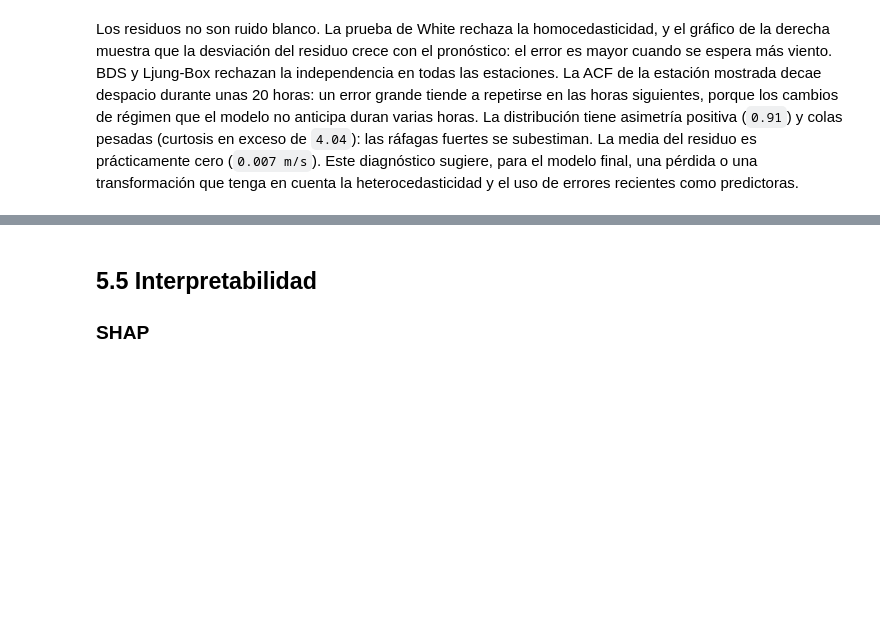
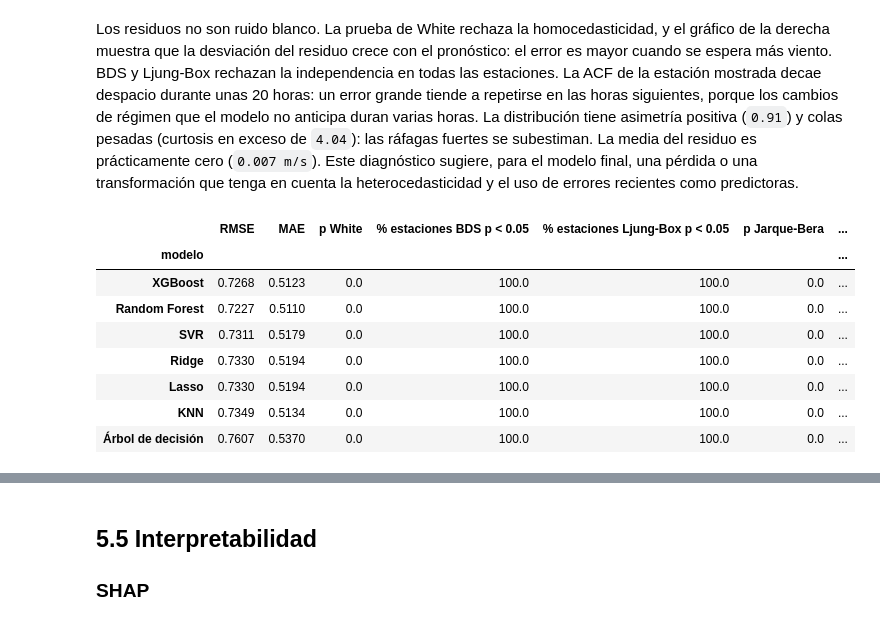
Before and after one commit to yuryenr-ui/entregable1-viento, a Jupyter notebook: entregable3.ipynb, the cells around one changed output, grey strips where cells are left out. Drawn from its saved outputs; the diff is of its cells as text; code cells hidden in the pictures; blank space fills up the shorter version.

```diff
--- a/entregable3.ipynb
+++ b/entregable3.ipynb
@@ -714,3 +823,28 @@ asimetría positiva (`0.91`) y colas pesadas (curtosis en exceso de `4.04`): las
 La media del residuo es prácticamente cero (`0.007 m/s`). Este diagnóstico sugiere, para el modelo final, una
 pérdida o una transformación que tenga en cuenta la heterocedasticidad y el uso de errores recientes como
 predictoras.
+# %%
+# el mismo diagnóstico para los siete modelos
+filas = []
+rng_norm = np.random.default_rng(SEED)
+for m, p in pred_te.items():
+    e = y_te - p
+    w_ = ev.prueba_white(e, X_te)
+    ind_ = ev.pruebas_independencia(TE.est.to_numpy(), TE.t.to_numpy(), e)
+    filas.append({"modelo": m, "RMSE": np.sqrt(np.mean(e ** 2)), "MAE": np.mean(np.abs(e)), "p White": w_["p_valor"],
+                  "% estaciones BDS p < 0.05": 100 * (ind_.p_BDS < .05).mean(),
+                  "% estaciones Ljung-Box p < 0.05": 100 * (ind_.p_LjungBox < .05).mean(),
+                  "p Jarque-Bera": stats.jarque_bera(e).pvalue,
+                  "p D'Agostino (n = 5 000)": stats.normaltest(rng_norm.choice(e, 5000, replace=False)).pvalue,
+                  "asimetría": stats.skew(e), "curtosis en exceso": stats.kurtosis(e)})
+pd.DataFrame(filas).set_index("modelo").round(4)
+# %% [output]
+|  | RMSE | MAE | p White | % estaciones BDS p < 0.05 | % estaciones Ljung-Box p < 0.05 | p Jarque-Bera | ... |
+| modelo |  |  |  |  |  |  | ... |
+| XGBoost | 0.7268 | 0.5123 | 0.0 | 100.0 | 100.0 | 0.0 | ... |
+| Random Forest | 0.7227 | 0.5110 | 0.0 | 100.0 | 100.0 | 0.0 | ... |
+| SVR | 0.7311 | 0.5179 | 0.0 | 100.0 | 100.0 | 0.0 | ... |
+| Ridge | 0.7330 | 0.5194 | 0.0 | 100.0 | 100.0 | 0.0 | ... |
+| Lasso | 0.7330 | 0.5194 | 0.0 | 100.0 | 100.0 | 0.0 | ... |
+| KNN | 0.7349 | 0.5134 | 0.0 | 100.0 | 100.0 | 0.0 | ... |
+| Árbol de decisión | 0.7607 | 0.5370 | 0.0 | 100.0 | 100.0 | 0.0 | ... |
```
Also changed, not shown: parts of 14 cells of this notebook, 18 other files.
